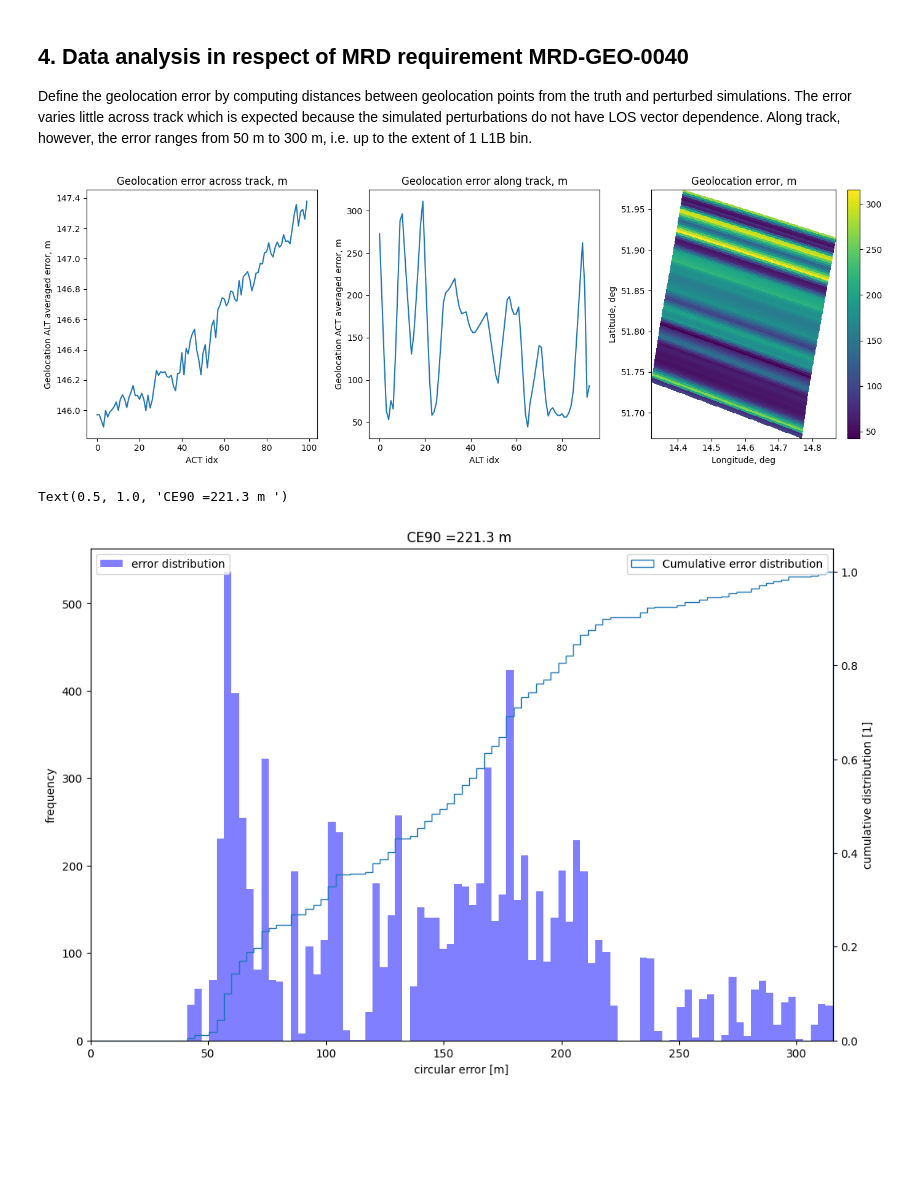
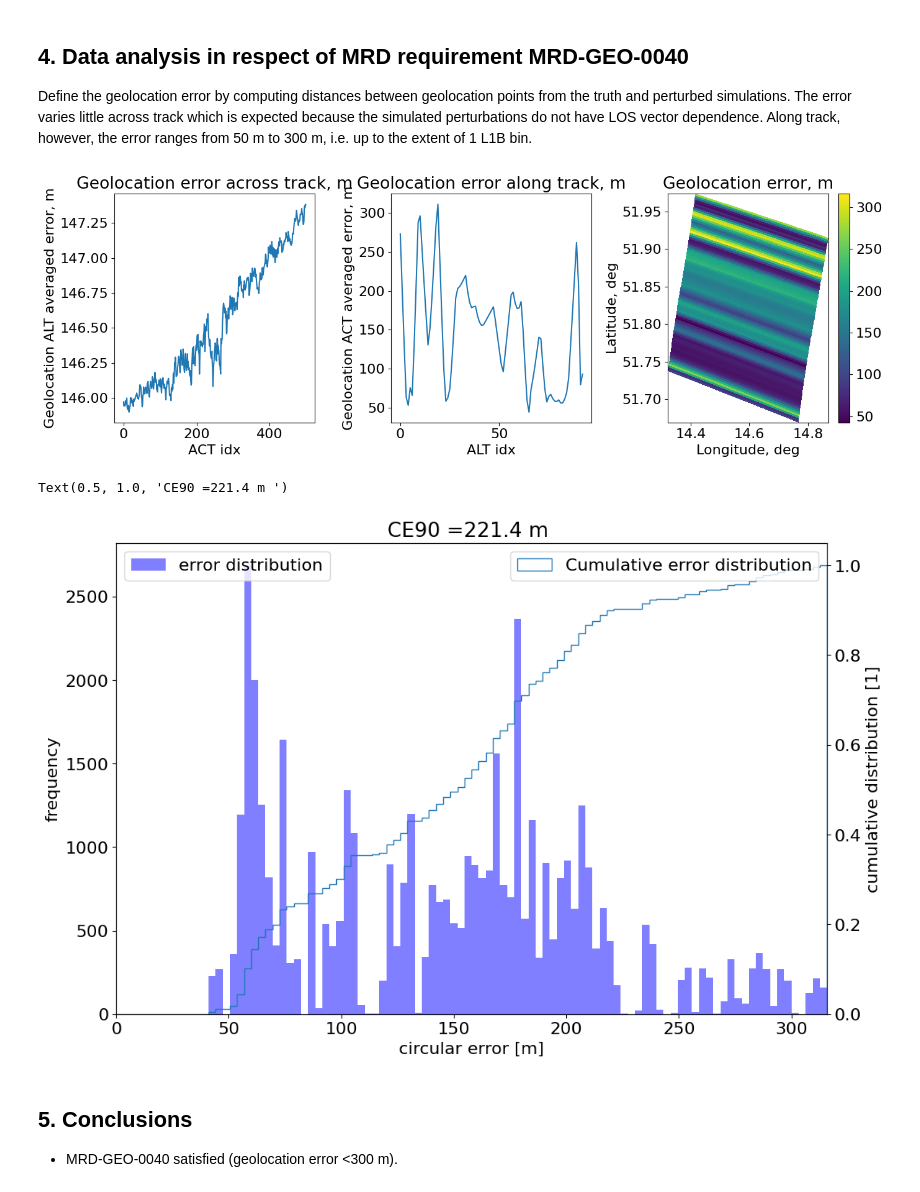
Before and after one commit to undomained/teds, a Jupyter notebook: examples/exp10_geometry/exp12_geometry.ipynb, the cells around one changed output. Saved outputs shown, nothing was run; the diff lists cells and outputs as text; code cells hidden in the pictures; blank space fills up the shorter version.

```diff
--- a/examples/exp10_geometry/exp12_geometry.ipynb
+++ b/examples/exp10_geometry/exp12_geometry.ipynb
@@ -31,8 +36,9 @@ import sys
 import os
 import yaml
 # Add TEDS source directory and the Python virtual environment to PYTHONPATH
-sys.path.append("/home/jochen/TANGO_E2ES/EndtoEndProject/end_to_end/")
-os.chdir("/home/jochen/TANGO_E2ES/EndtoEndProject/end_to_end/examples/exp12_geometry/")
+sys.path.append("/home/raul/Projects/tango/teds/dev")
+sys.path.append("/home/raul/builds/teds/venv/lib64/python3.12/site-packages")
+os.chdir("/home/raul/tmp/tango-workshop/exp10_geometry")
 
 from datetime import datetime
 from netCDF4 import Dataset
@@ -43,5 +49,7 @@ import yaml
 
 from teds.gm.gm import geometry_module
 from teds.gm.vincenty import vincenty
+
+plt.rcParams['font.size'] = 16
 # %% [markdown]
 ## 2. Generate geometry using TEDS
@@ -223,44 +220,43 @@ Host system             : Linux 6.8.0-52-generic
 
 Define the geolocation error by computing distances between geolocation points from the truth and perturbed simulations. The error varies little across track which is expected because the simulated perturbations do not have LOS vector dependence. Along track, however, the error ranges from 50 m to 300 m, i.e. up to the extent of 1 L1B bin.
 # %%
-nc = Dataset('/home/jochen/TANGO_E2ES/EndtoEndProject/data/interface_data/gm/geometry_aocs_true_exp12.nc')
+nc = Dataset('geometry_aocs_true.nc')
 lat_truth, lon_truth = nc['longitude'][:].data, nc['latitude'][:].data
 nc.close()
 
-nc = Dataset('/home/jochen/TANGO_E2ES/EndtoEndProject/data/interface_data/gm/geometry_aocs_pet_exp12.nc')
+nc = Dataset('geometry_aocs_pet.nc')
 lat_pert, lon_pert = nc['longitude'][:].data, nc['latitude'][:].data
 nc.close()
 
 distances = vincenty(np.deg2rad(lat_truth), np.deg2rad(lat_pert),
                      np.deg2rad(lon_truth), np.deg2rad(lon_pert))
 
 fig, axs = plt.subplots(1, 3, figsize=(14, 5))
 
 ax = axs[0]
 ax.plot(distances.mean(0))
 ax.set_xlabel('ACT idx')
 ax.set_ylabel('Geolocation ALT averaged error, m')
 ax.set_title('Geolocation error across track, m')
 
 ax = axs[1]
 ax.plot(distances.mean(1))
 ax.set_xlabel('ALT idx')
 ax.set_ylabel('Geolocation ACT averaged error, m')
 ax.set_title('Geolocation error along track, m')
 
 ax = axs[2]
 psm = ax.pcolormesh(lat_truth, lon_truth, distances)
 fig.colorbar(psm, ax=ax)
 ax.set_xlabel('Longitude, deg')
 ax.set_ylabel('Latitude, deg')
 ax.set_title('Geolocation error, m')
 
 plt.tight_layout()
 # %% [output]
-[figure, old version]
+[figure, new version]
 # %%
-# distribution of circular error and cumulative error distribution
-
+# Distribution of circular error and cumulative error distribution
 err = distances.flatten()
 err_bound = np.max(np.abs(err))
 
@@ -268,11 +264,7 @@ num_bins = 101
 bindef = np.arange(num_bins)
 bindef = err_bound*bindef/np.max(bindef)
 
-fig, ax1  = plt.subplots(
-    1,
-    1,
-    figsize=(12, 8),
-    dpi=100,)
+fig, ax1  = plt.subplots(1, 1, figsize=(12, 8), dpi=100,)
 
 ax1.hist(err,
   bins  = bindef,
@@ -297,5 +289,8 @@ ax2.legend(loc = 'upper right')
 CE90 = np.percentile(err,90.)
 plt.title(f"CE90 ={CE90:.1f} m ")
 # %% [output]
-Text(0.5, 1.0, 'CE90 =221.3 m ')
+Text(0.5, 1.0, 'CE90 =221.4 m ')
-[figure, old version]
+[figure, new version]
+# %% [markdown]
+## 5. Conclusions
+* MRD-GEO-0040 satisfied (geolocation error <300 m).
```
Also changed, not shown: parts of 15 cells of this notebook, 20 other files.
